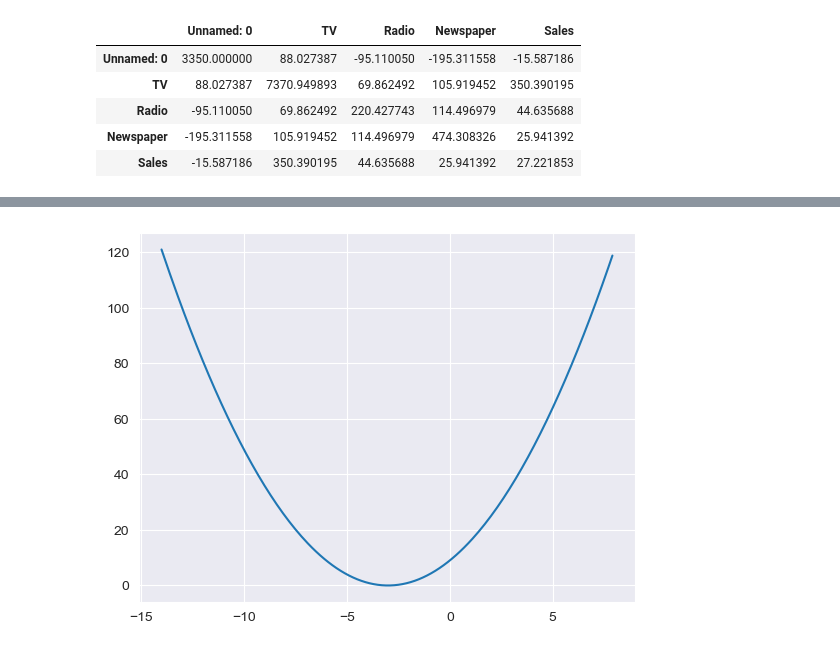
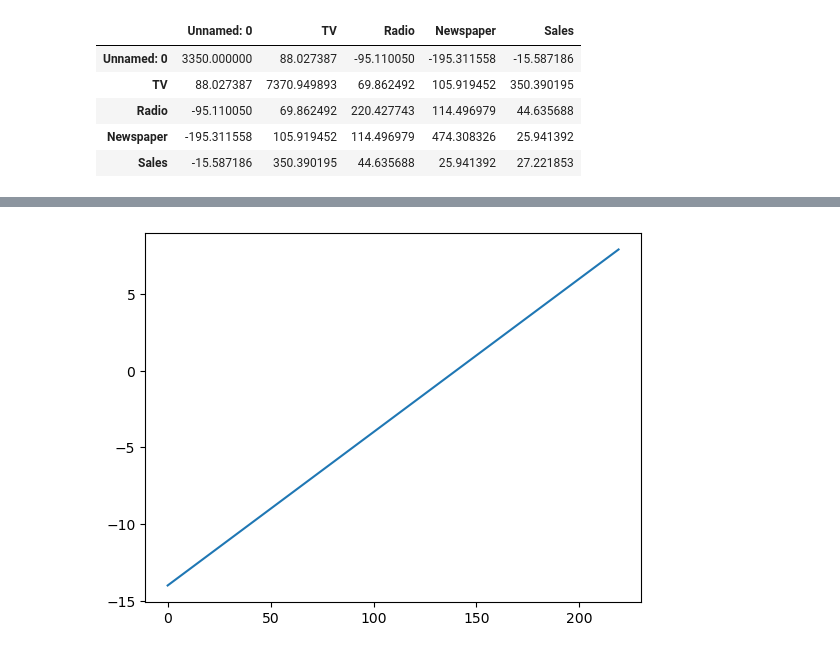
Before and after one commit to AleChiquito/MSc_AI_Projects, a Jupyter notebook: Deep_learning/Exercises/Advertising/regression_lineal.ipynb, the cells around one changed output, grey strips where cells are left out. Cells and saved outputs as stored; diff of their text form; code cells hidden in the pictures.

```diff
--- a/Deep_learning/Exercises/Advertising/regression_lineal.ipynb
+++ b/Deep_learning/Exercises/Advertising/regression_lineal.ipynb
@@ -103,3 +103,7 @@ MSE  =  5.3004671264
 def graficar():
     for i in range(10):
         y
+# %%
+import sympy as sp
+x = sp.Symbol('x')
+resultados = []
@@ -106,9 +138,8 @@ def graficar():
 # %%
-#Sebastian
-x = np.arange(-14, 8, 0.1)
+l = np.arange(-14, 8, 0.1)
 y = (x + 3) ** 2
 
-plt.plot(x, y)
+plt.plot(l)
 plt.show()
 # %% [output]
-[figure, old version]
+[figure, new version]
```
Also changed, not shown: parts of 6 cells of this notebook, 12 other files.
